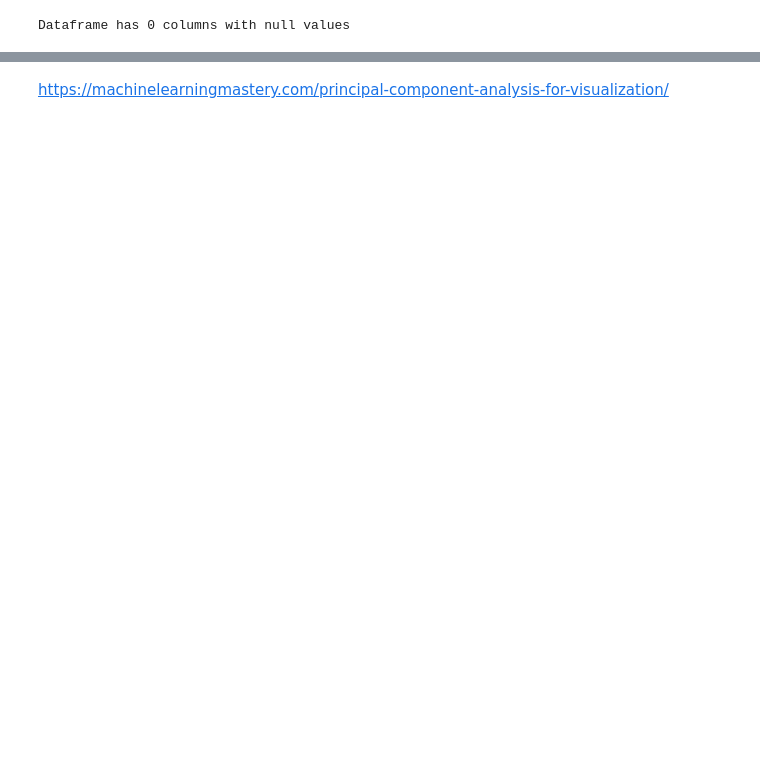
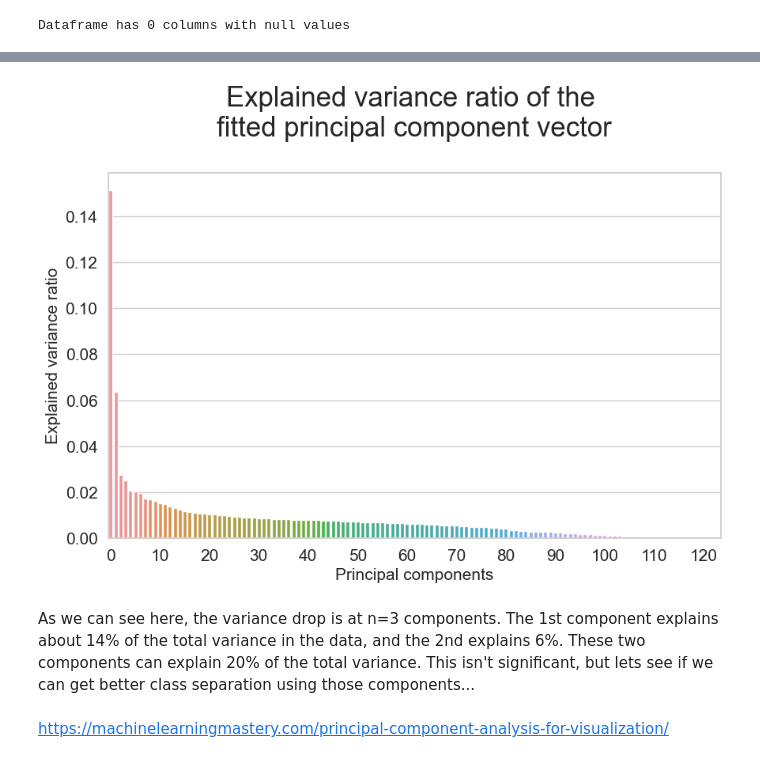
Before and after one commit to ErinPhillips/data_mining_midterm, a Jupyter notebook: midterm.ipynb, the cells around one changed output, grey strips where cells are left out. Cells and saved outputs as stored; diff of their text form; code cells hidden in the pictures; blank space fills up the shorter version.

```diff
--- a/midterm.ipynb
+++ b/midterm.ipynb
@@ -95,5 +94,5 @@ ques = pd.read_csv('nhnes/questionnaire.csv')
 meds = pd.read_csv('nhnes/medications.csv', encoding='latin1')
 # %%
-df = pd.concat([demo, diet, exam, labs, ques], axis=1)
+df = pd.concat([demo, diet, exam, labs], axis=1)
 df.shape
 # %% [output]
@@ -131,11 +566,0 @@ pca = pca_model.fit_transform(scaled_df)
-# %%
-sns.set(style='white')
-sns.set_color_codes('muted')
-
-plt.figure(figsize=(20, 5))
-sns.barplot(x=list(range(1,754)), y=pca_model.explained_variance_ratio_)
-plt.xlabel('Components',fontsize=12)
-plt.ylabel('Variance%',fontsize=12)
-plt.title('Variance of Components',fontsize=15)
-plt.xlim(0, 50)
-plt.show()
@@ -147,0 +571,5 @@ The variance drop is at 3 components, this can explain the majority of variance
+# %%
+ss = StandardScaler()
+X = ss.fit_transform(df)
+dfx = pd.DataFrame(data=X, columns=df.columns[0:])
+dfx.head()
@@ -148,6 +597,27 @@ The variance drop is at 3 components, this can explain the majority of variance
 # %%
-pca = PCA(n_components = 3)
-pca.fit(scaled_df)
-x_pca = pca.transform(scaled_df)
+pca = PCA(n_components=None)
+dfx_pca = pca.fit(dfx)
+# %%
+sns.set(style='whitegrid')
+sns.set_color_codes('muted')
+
+length = len(dfx_pca.explained_variance_ratio_)
+
+x_vals = [i for i in range(length)]
+y_vals = pca.explained_variance_ratio_
+x_ticks = [i for i in range(0, len(dfx_pca.explained_variance_ratio_), 10)]
+
+plt.figure(figsize=(10, 6))
+sns.barplot(x=x_vals,y=y_vals)
+plt.title("Explained variance ratio of the \nfitted principal component vector\n",fontsize=25)
+plt.xlabel("Principal components",fontsize=15)
+plt.xticks(x_ticks,fontsize=15)
+plt.yticks(fontsize=15)
+plt.ylabel("Explained variance ratio",fontsize=15)
+plt.show()
+# %% [output]
+[figure, added]
+# %% [markdown]
+As we can see here, the variance drop is at n=3 components. The 1st component explains about 14% of the total variance in the data, and the 2nd explains 6%. These two components can explain 20% of the total variance. This isn't significant, but lets see if we can get better class separation using those components...
 # %% [markdown]
 https://machinelearningmastery.com/principal-component-analysis-for-visualization/
```
Also changed, not shown: parts of 19 cells of this notebook.
